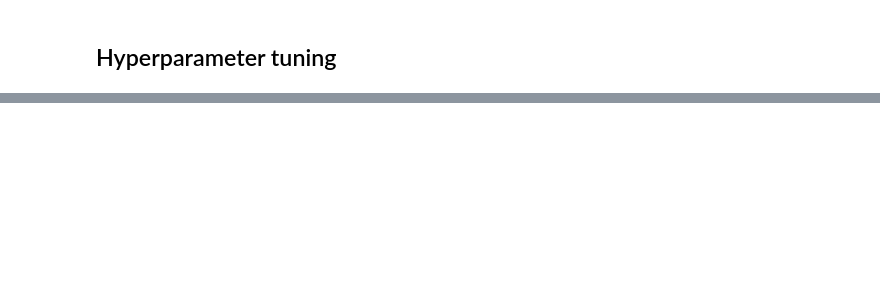
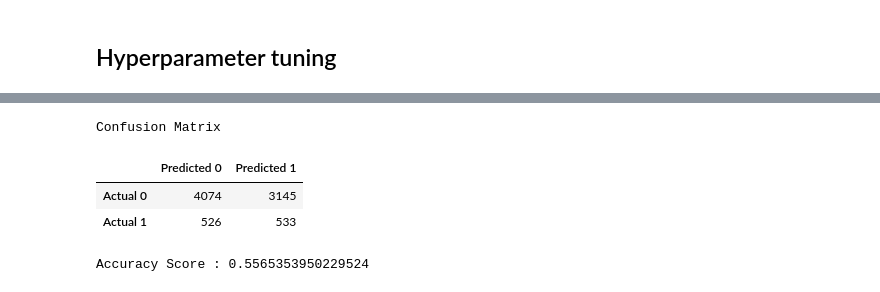
Before and after one commit to lilstanli/project4-team1, a Jupyter notebook: logistic_regression.ipynb, the cells around one changed output, grey strips where cells are left out. Cells and saved outputs as stored; diff of their text form; code cells hidden in the pictures; blank space fills up the shorter version.

```diff
--- a/logistic_regression.ipynb
+++ b/logistic_regression.ipynb
@@ -158,6 +276,7 @@ classifier.get_params()
 # %%
 param_grid = {
     'C': [0.001, 0.01, 0.1, 1, 10, 100],
+    'class_weight': ["balanced"],
     'tol': [0.000001, 0.000005, 0.00001, 0.0001, 0.001],
     'penalty':["l2", "none"],
     'solver':["lbfgs", "newton-cg", "saga"],
@@ -175,4 +293,5 @@ grid_clf = GridSearchCV(classifier, param_grid, verbose=3)
 # %%
+grid_clf = GridSearchCV(classifier1, param_grid, verbose=3)
 # Fit the model by using the grid search classifier.
 # This will take the LogisticRegression model and try each combination of parameters.
 grid_clf.fit(X_train_scaled, y_train)
@@ -240,0 +362,17 @@ weighted avg       0.76      0.87      0.82      8278
+# %%
+# Generate a confusion matrix for the model
+testing_matrix = confusion_matrix(y_test, predictions)
+testing_matrix_df = pd.DataFrame(
+    testing_matrix, index=["Actual 0", "Actual 1"], columns=["Predicted 0", "Predicted 1"]
+)
+print("Confusion Matrix")
+display(testing_matrix_df)
+# Calculating the accuracy score
+accuracy_score1 = accuracy_score(y_test, predictions)
+print(f"Accuracy Score : {accuracy_score1}")
+# %% [output]
+Confusion Matrix
+|  | Predicted 0 | Predicted 1 |
+| Actual 0 | 4074 | 3145 |
+| Actual 1 | 526 | 533 |
+Accuracy Score : 0.5565353950229524
```
Also changed, not shown: parts of 43 cells of this notebook, 3 other files.
